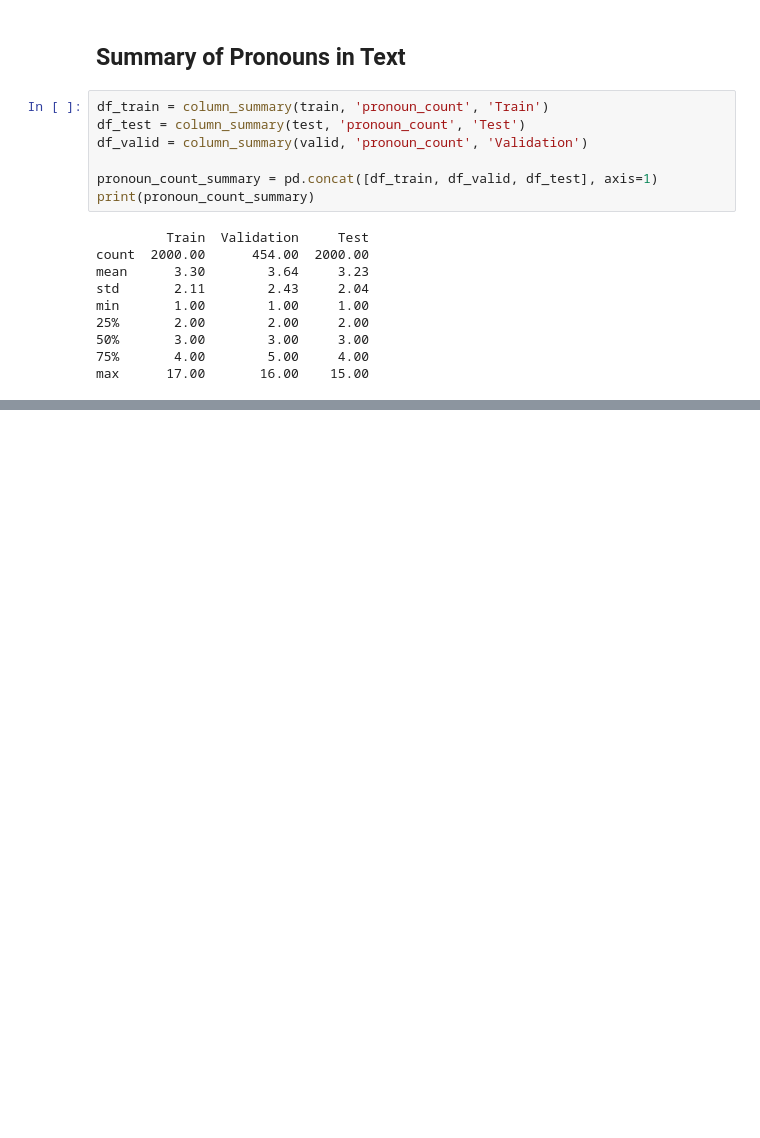
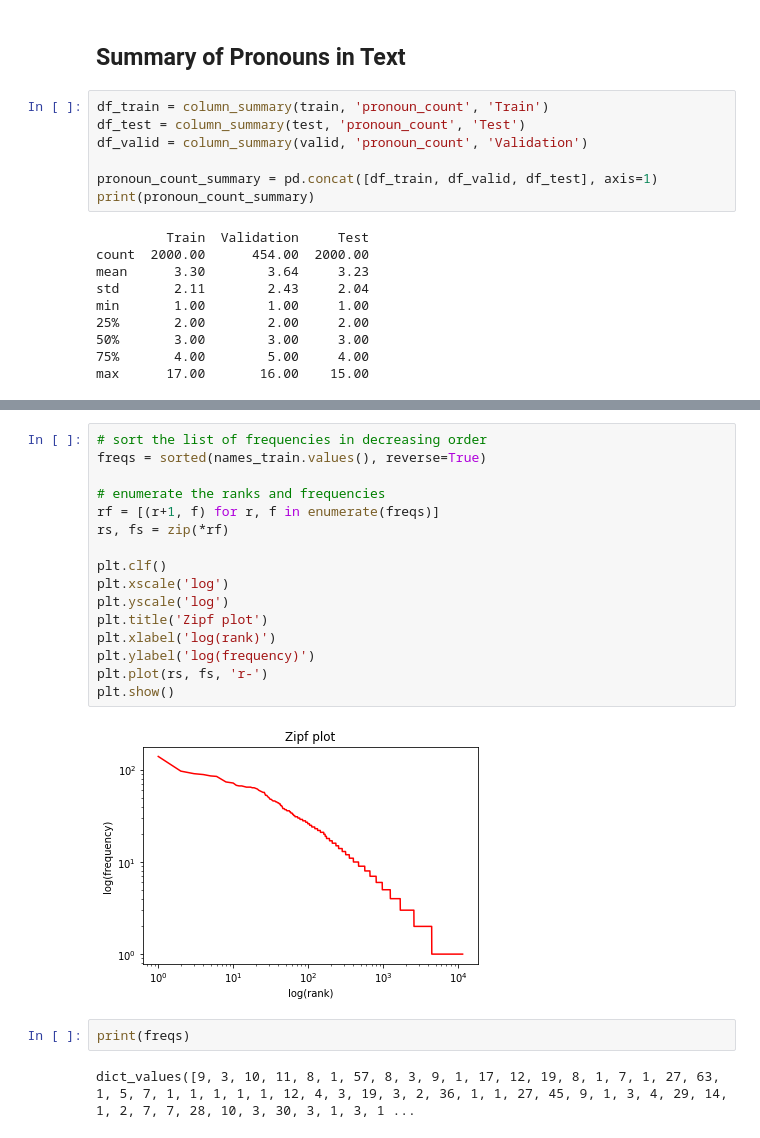
Before and after one commit to INLANA01/capstone_project_coref_with_transformers, a Jupyter notebook: Gap_Data_Exploration.ipynb, the cells around one changed output, grey strips where cells are left out. Cells and saved outputs as stored; diff of their text form; blank space fills up the shorter version.

```diff
--- a/Gap_Data_Exploration.ipynb
+++ b/Gap_Data_Exploration.ipynb
@@ -325,0 +373,22 @@ max      17.00       16.00    15.00
+# %%
+# sort the list of frequencies in decreasing order
+freqs = sorted(names_train.values(), reverse=True)
+
+# enumerate the ranks and frequencies
+rf = [(r+1, f) for r, f in enumerate(freqs)]
+rs, fs = zip(*rf)
+
+plt.clf()
+plt.xscale('log')
+plt.yscale('log')
+plt.title('Zipf plot')
+plt.xlabel('log(rank)')
+plt.ylabel('log(frequency)')
+plt.plot(rs, fs, 'r-')
+plt.show()
+# %% [output]
+[figure, added]
+# %%
+print(freqs)
+# %% [output]
+dict_values([9, 3, 10, 11, 8, 1, 57, 8, 3, 9, 1, 17, 12, 19, 8, 1, 7, 1, 27, 63, 1, 5, 7, 1, 1, 1, 1, 1, 12, 4, 3, 19, 3, 2, 36, 1, 1, 27, 45, 9, 1, 3, 4, 29, 14, 1, 2, 7, 7, 28, 10, 3, 30, 3, 1, 3, 1 ...
```
Also changed, not shown: parts of 9 cells of this notebook.
